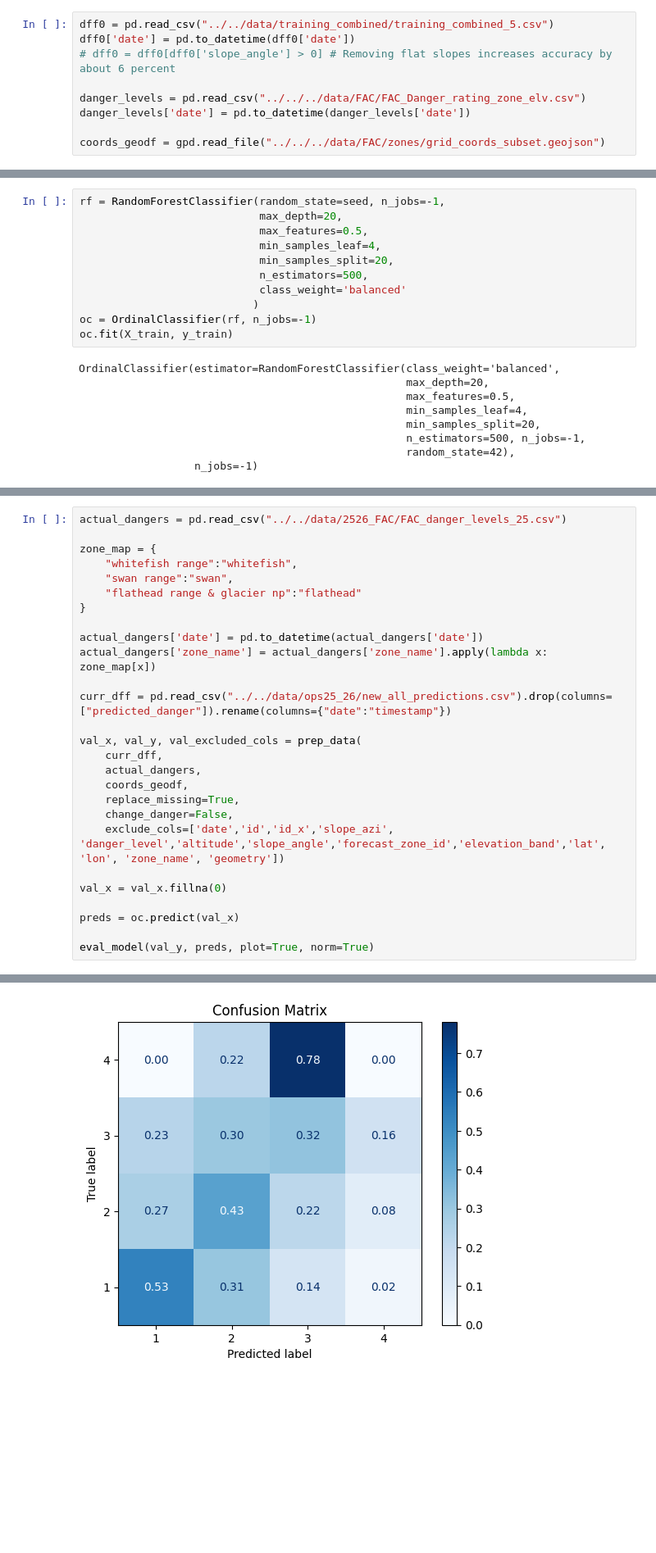
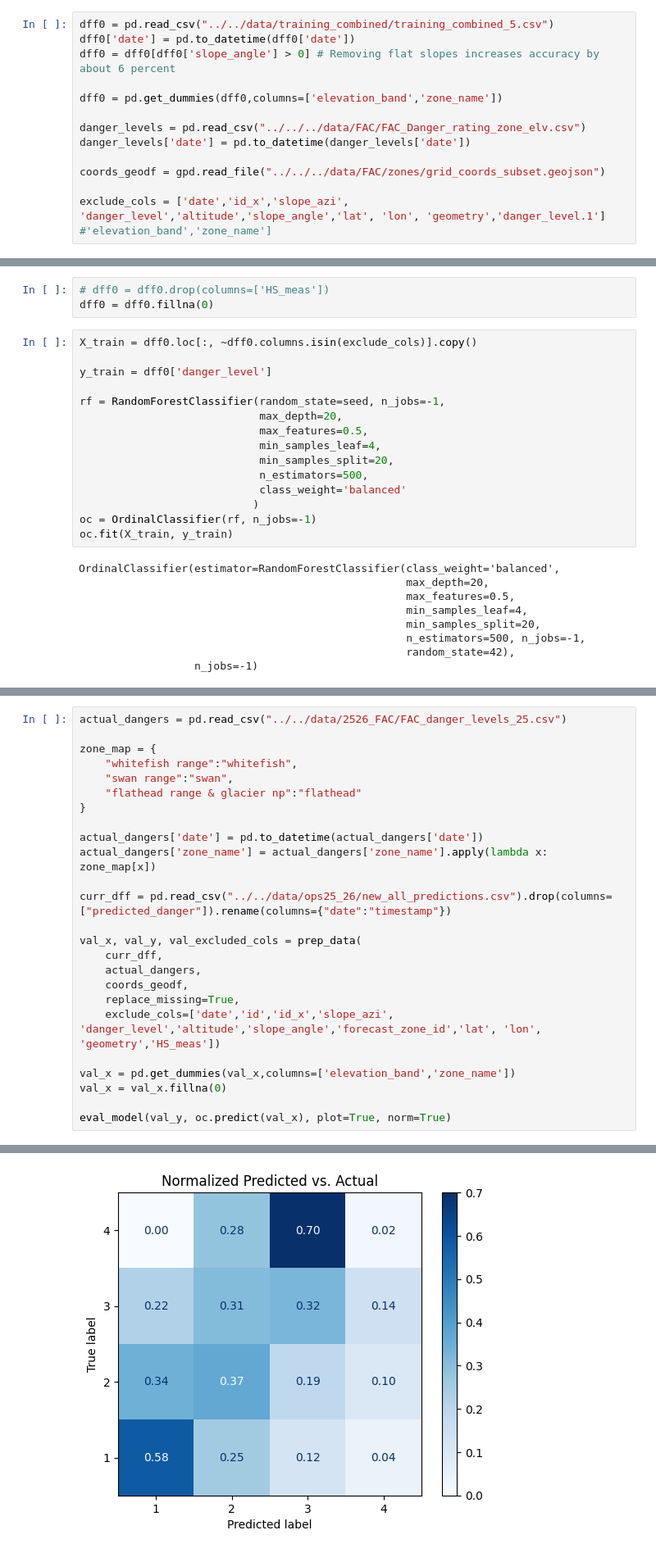
Before and after one commit to CanFam23/avy-forecasting, a Jupyter notebook: notebooks/model/ordinal.ipynb, the cells around one changed output, grey strips where cells are left out. Shown at 82% size. Drawn from its saved outputs; the diff is of its cells as text; blank space fills up the shorter version.

```diff
--- a/notebooks/model/ordinal.ipynb
+++ b/notebooks/model/ordinal.ipynb
@@ -27,10 +27,14 @@ from sklego.meta import OrdinalClassifier
 # %%
 dff0 = pd.read_csv("../../data/training_combined/training_combined_5.csv")
 dff0['date'] = pd.to_datetime(dff0['date'])
-# dff0 = dff0[dff0['slope_angle'] > 0] # Removing flat slopes increases accuracy by about 6 percent
+dff0 = dff0[dff0['slope_angle'] > 0] # Removing flat slopes increases accuracy by about 6 percent
+
+dff0 = pd.get_dummies(dff0,columns=['elevation_band','zone_name'])
 
 danger_levels = pd.read_csv("../../../data/FAC/FAC_Danger_rating_zone_elv.csv")
 danger_levels['date'] = pd.to_datetime(danger_levels['date'])
 
 coords_geodf = gpd.read_file("../../../data/FAC/zones/grid_coords_subset.geojson")
+
+exclude_cols = ['date','id_x','slope_azi', 'danger_level','altitude','slope_angle','lat', 'lon', 'geometry','danger_level.1'] #'elevation_band','zone_name']
 # %%
@@ -55,4 +101,11 @@ X_train, X_test, y_train, y_test = train_test_split(X,y, test_size=0.3, random_s
+# %%
+# dff0 = dff0.drop(columns=['HS_meas'])
+dff0 = dff0.fillna(0)
 # %%
+X_train = dff0.loc[:, ~dff0.columns.isin(exclude_cols)].copy()
+
+y_train = dff0['danger_level']
+
 rf = RandomForestClassifier(random_state=seed, n_jobs=-1,
                             max_depth=20,
                             max_features=0.5,
@@ -109,12 +155,10 @@ val_x, val_y, val_excluded_cols = prep_data(
     actual_dangers,
     coords_geodf,
     replace_missing=True,
-    change_danger=False,
-    exclude_cols=['date','id','id_x','slope_azi', 'danger_level','altitude','slope_angle','forecast_zone_id','elevation_band','lat', 'lon', 'zone_name', 'geometry'])
+    exclude_cols=['date','id','id_x','slope_azi', 'danger_level','altitude','slope_angle','forecast_zone_id','lat', 'lon', 'geometry','HS_meas'])
 
+val_x = pd.get_dummies(val_x,columns=['elevation_band','zone_name'])
 val_x = val_x.fillna(0)
 
-preds = oc.predict(val_x)
-
-eval_model(val_y, preds, plot=True, norm=True)
+eval_model(val_y, oc.predict(val_x), plot=True, norm=True)
 # %% [output]
@@ -124 +171 @@ MAE: 0.6821877309682187
-[figure, old version]
+[figure, new version]
```
Also changed, not shown: parts of 4 cells of this notebook, 1 other file.
